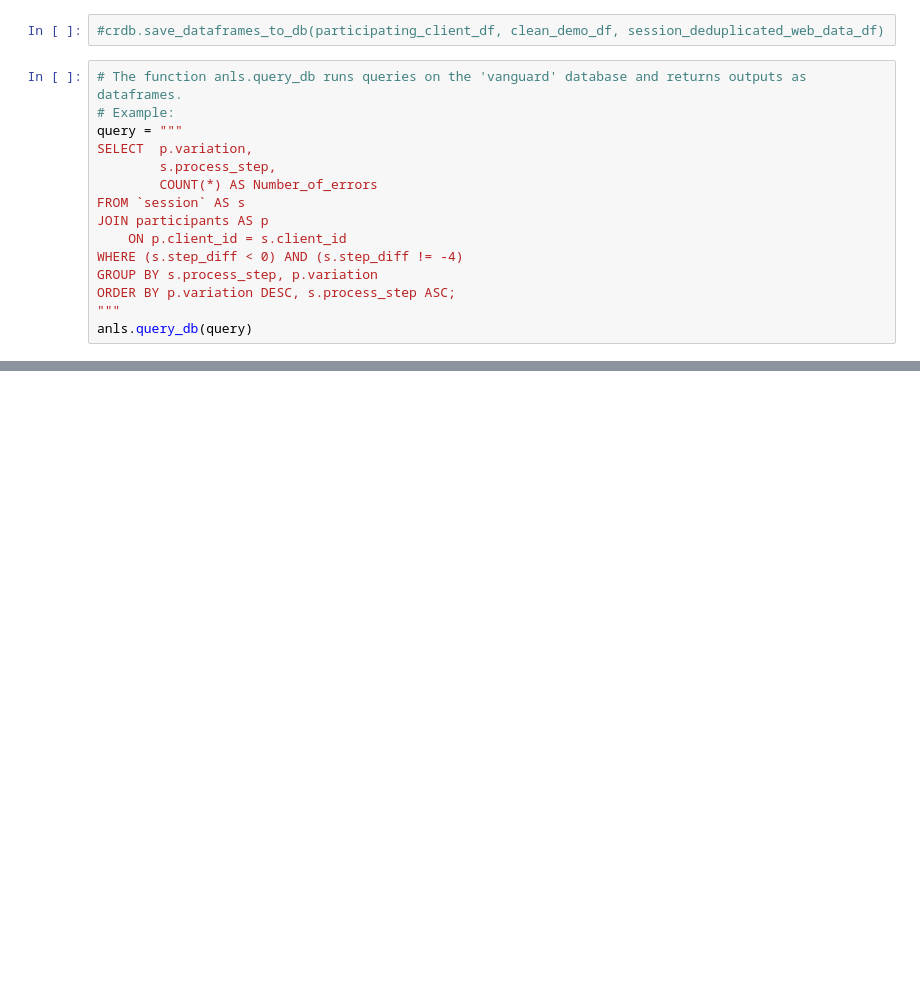
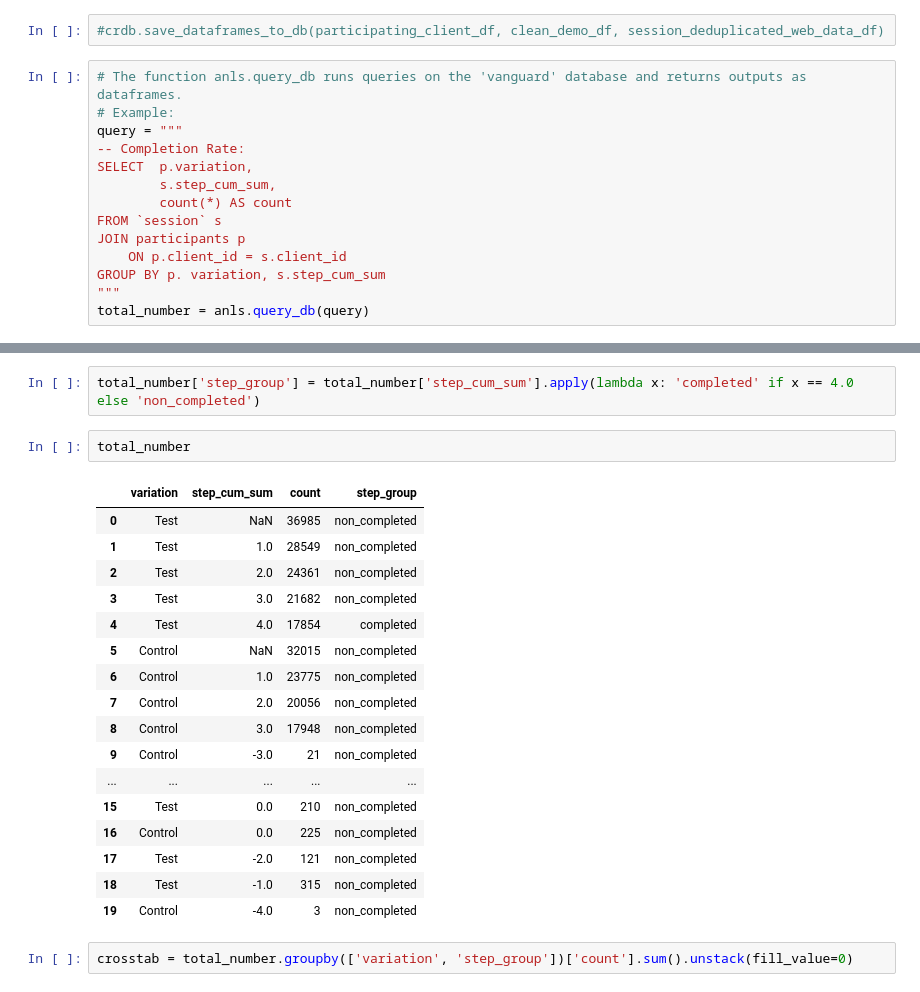
Before and after one commit to arnaurr94/vanguard-ab-test, a Jupyter notebook: dataframes.ipynb, the cells around one changed output, grey strips where cells are left out. Saved outputs shown, nothing was run; the diff lists cells and outputs as text; blank space fills up the shorter version.

Commit message:
Modified notebook to calculate completion rates and run a chi2_test

```diff
--- a/dataframes.ipynb
+++ b/dataframes.ipynb
@@ -372,14 +372,13 @@ The cell stays commented out to prevent overwritting the DB and create conflicts
 # The function anls.query_db runs queries on the 'vanguard' database and returns outputs as dataframes.
 # Example:
 query = """
+-- Completion Rate:
 SELECT  p.variation,
-		s.process_step,
-        COUNT(*) AS Number_of_errors
-FROM `session` AS s
-JOIN participants AS p
+  		s.step_cum_sum,
+		count(*) AS count
+FROM `session` s
+JOIN participants p
 	ON p.client_id = s.client_id
-WHERE (s.step_diff < 0) AND (s.step_diff != -4)
-GROUP BY s.process_step, p.variation
-ORDER BY p.variation DESC, s.process_step ASC;
+GROUP BY p. variation, s.step_cum_sum
 """
-anls.query_db(query)
+total_number = anls.query_db(query)
@@ -395,0 +426,24 @@ anls.query_db(query)
+# %%
+total_number['step_group'] = total_number['step_cum_sum'].apply(lambda x: 'completed' if x == 4.0 else 'non_completed')
+# %%
+total_number
+# %% [output]
+|  | variation | step_cum_sum | count | step_group |
+| 0 | Test | NaN | 36985 | non_completed |
+| 1 | Test | 1.0 | 28549 | non_completed |
+| 2 | Test | 2.0 | 24361 | non_completed |
+| 3 | Test | 3.0 | 21682 | non_completed |
+| 4 | Test | 4.0 | 17854 | completed |
+| 5 | Control | NaN | 32015 | non_completed |
+| 6 | Control | 1.0 | 23775 | non_completed |
+| 7 | Control | 2.0 | 20056 | non_completed |
+| 8 | Control | 3.0 | 17948 | non_completed |
+| 9 | Control | -3.0 | 21 | non_completed |
+| ... | ... | ... | ... | ... |
+| 15 | Test | 0.0 | 210 | non_completed |
+| 16 | Control | 0.0 | 225 | non_completed |
+| 17 | Test | -2.0 | 121 | non_completed |
+| 18 | Test | -1.0 | 315 | non_completed |
+| 19 | Control | -4.0 | 3 | non_completed |
+# %%
+crosstab = total_number.groupby(['variation', 'step_group'])['count'].sum().unstack(fill_value=0)
```
Also changed, not shown: parts of 8 cells of this notebook.
